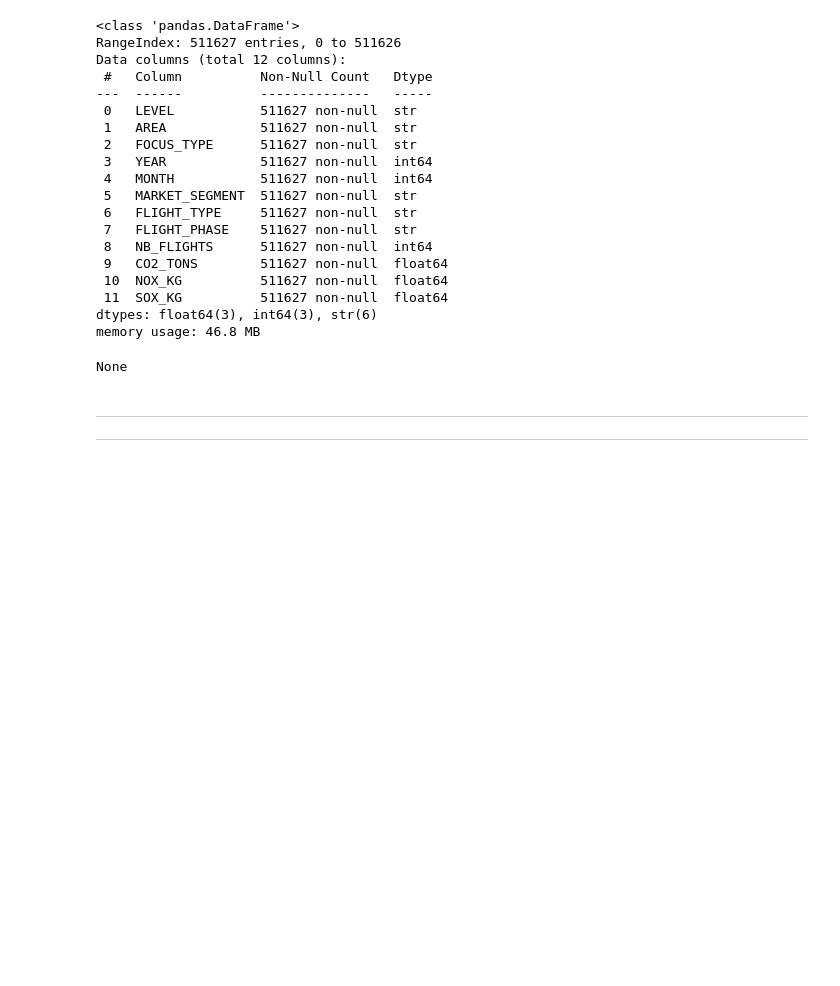
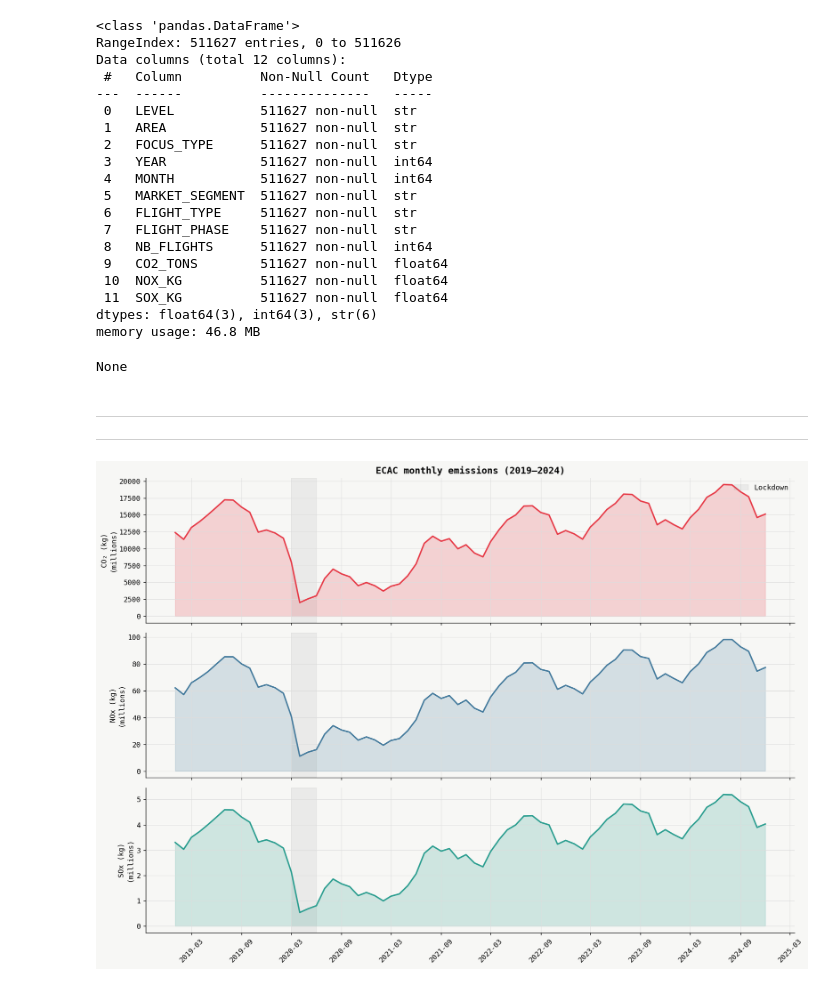
Before and after one commit to tabbba/Data-Visualization-, a Jupyter notebook: eda_emission.ipynb, the cells around one changed output. Cells and saved outputs as stored; diff of their text form; code cells hidden in the pictures; blank space fills up the shorter version.

```diff
--- a/eda_emission.ipynb
+++ b/eda_emission.ipynb
@@ -45,10 +56,10 @@ df.duplicated().value_counts()
 df = df.drop_duplicates()
 # %%
 df_state = df[df['LEVEL'] == 'STATE']
-df_network = df[df['LEVEL'] == 'NETWORK']
+df_net = df[df['LEVEL'] == 'NETWORK']
 
 df_state.to_csv('data/clean/emission_state_clean.csv', index=False)
-df_network.to_csv('data/clean/emission_network_clean.csv', index=False)
+df_net.to_csv('data/clean/emission_network_clean.csv', index=False)
 # %% [markdown]
 ---
 ---
@@ -79,0 +96,30 @@ state_names = {
+# %%
+ecac = df_net[df_net["AREA"] == "ECAC"].copy()
+ecac_monthly = ecac.groupby("DATE")[["NB_FLIGHTS","CO2_KG","NOX_KG","SOX_KG"]].sum().reset_index()
+ecac_monthly = ecac_monthly.sort_values("DATE")
+
+fig, axes = plt.subplots(3, 1, figsize=(14, 10), sharex=True)
+pollutants = [
+    ("CO2_KG", "CO\u2082 (kg)",  "#E63946"),
+    ("NOX_KG", "NOx (kg)",       "#457B9D"),
+    ("SOX_KG", "SOx (kg)",       "#2A9D8F"),
+]
+
+for ax, (col, label, color) in zip(axes, pollutants):
+    ax.fill_between(ecac_monthly["DATE"], ecac_monthly[col] / 1e6,
+                    alpha=0.2, color=color)
+    ax.plot(ecac_monthly["DATE"], ecac_monthly[col] / 1e6,
+            color=color, lw=2)
+    ax.set_ylabel(f"{label}\n(millions)")
+    ax.axvspan("2020-03-01","2020-06-01", alpha=0.1, color="grey", label="Lockdown")
+    if ax == axes[0]:
+        ax.set_title("ECAC monthly emissions (2019\u20132024)", fontweight="bold", fontsize=13)
+        ax.legend(frameon=False, loc="upper right")
+
+axes[-1].xaxis.set_major_formatter(mdates.DateFormatter("%Y-%m"))
+axes[-1].xaxis.set_major_locator(mdates.MonthLocator(interval=6))
+plt.xticks(rotation=45)
+plt.tight_layout()
+plt.show()
+# %% [output]
+[figure, added]
```
Also changed, not shown: parts of 17 cells of this notebook, 10 other files.
